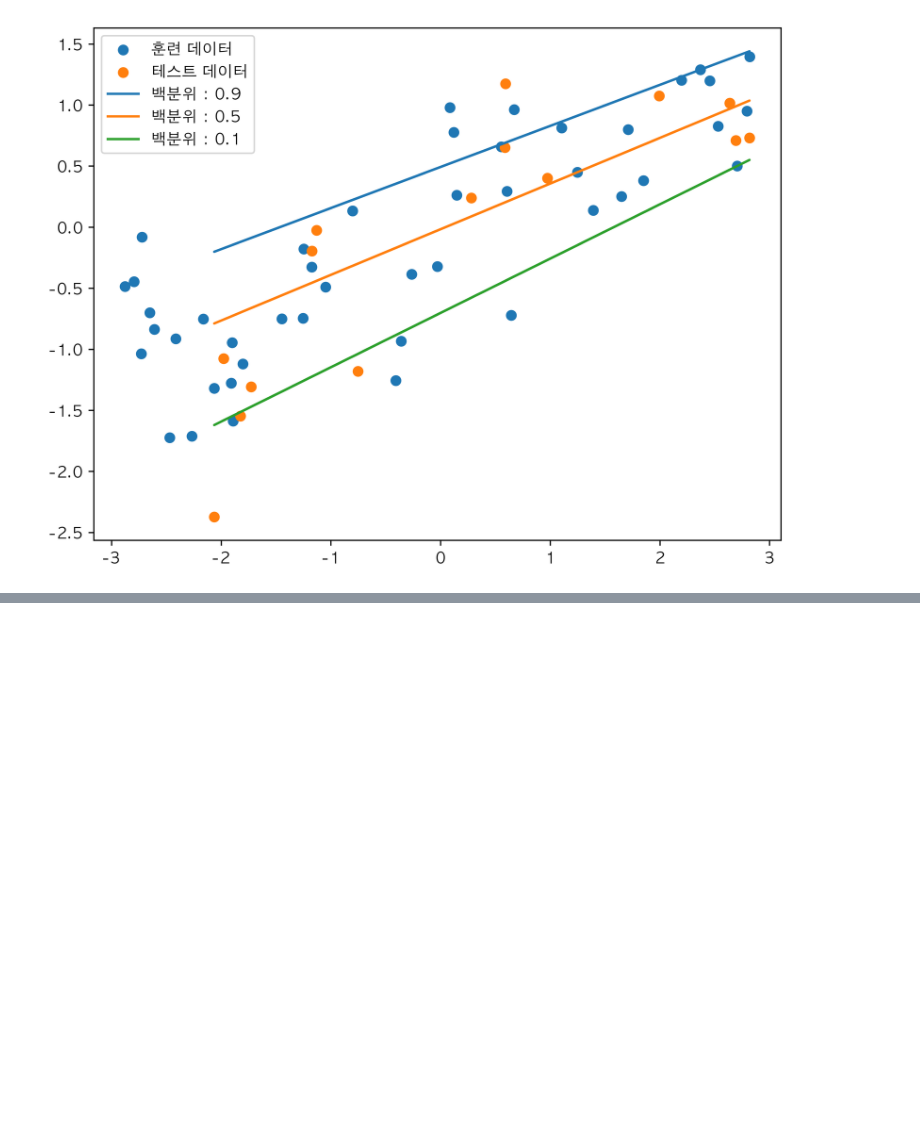
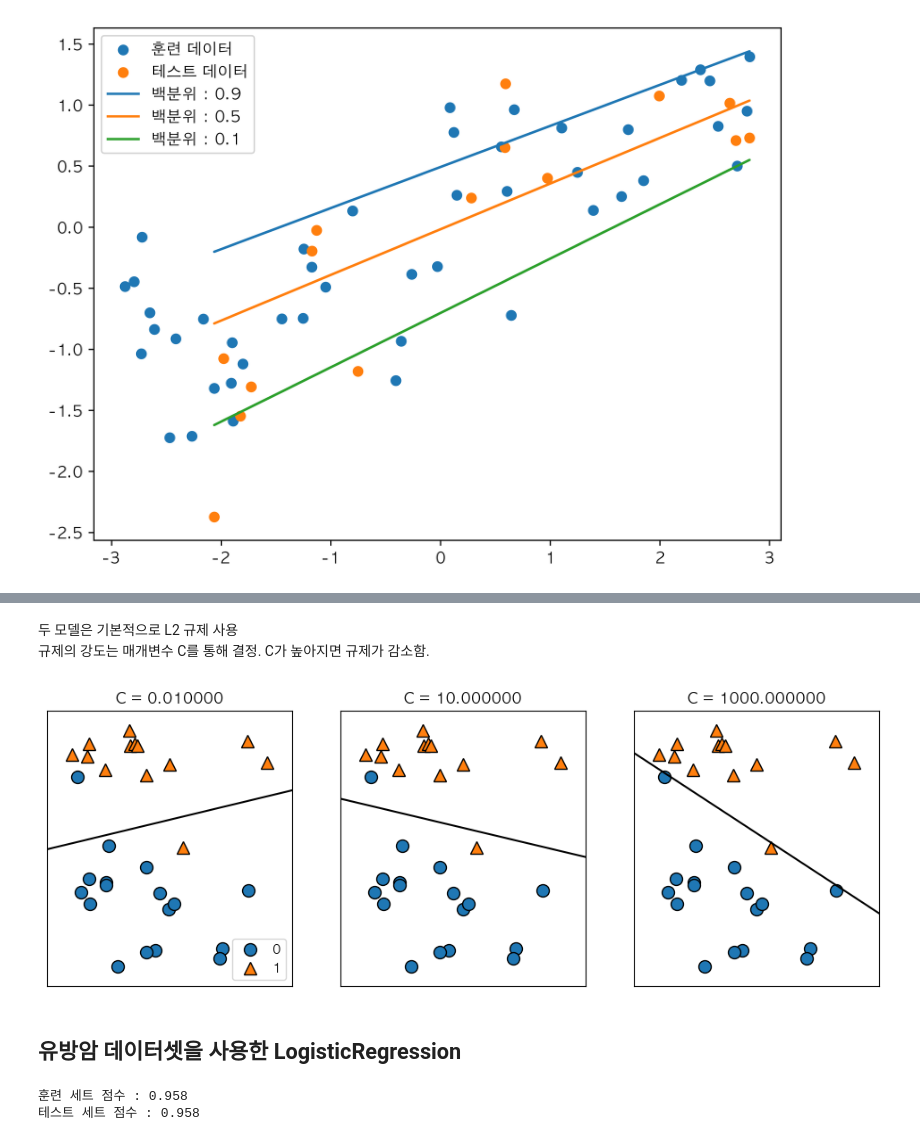
Before and after one commit to extraordinarySumiLee/Machine-Learning-practice, a Jupyter notebook: 20251014.ipynb, the cells around one changed output, grey strips where cells are left out. Drawn from its saved outputs; the diff is of its cells as text; code cells hidden in the pictures; blank space fills up the shorter version.

```diff
--- a/20251014.ipynb
+++ b/20251014.ipynb
@@ -481,0 +515,22 @@ plt.show()
+# %% [markdown]
+두 모델은 기본적으로 L2 규제 사용
+규제의 강도는 매개변수 C를 통해 결정. C가 높아지면 규제가 감소함.
+# %%
+mglearn.plots.plot_linear_svc_regularization()
+# %% [output]
+[figure, added]
+# %% [markdown]
+## 유방암 데이터셋을 사용한 LogisticRegression
+# %%
+from sklearn.datasets import load_breast_cancer
+
+cancer = load_breast_cancer()
+X_train, X_test, y_train, y_test = train_test_split(
+    cancer.data, cancer.target, stratify=cancer.target, random_state=42)
+logreg = LogisticRegression(max_iter=5000).fit(X_train,y_train)
+
+print("훈련 세트 점수 : {:.3f}".format(logreg.score(X_train,y_train)))
+print("테스트 세트 점수 : {:.3f}".format(logreg.score(X_test,y_test)))
+# %% [output]
+훈련 세트 점수 : 0.958
+테스트 세트 점수 : 0.958
```
Also changed, not shown: parts of 7 cells of this notebook, 2 other files.
